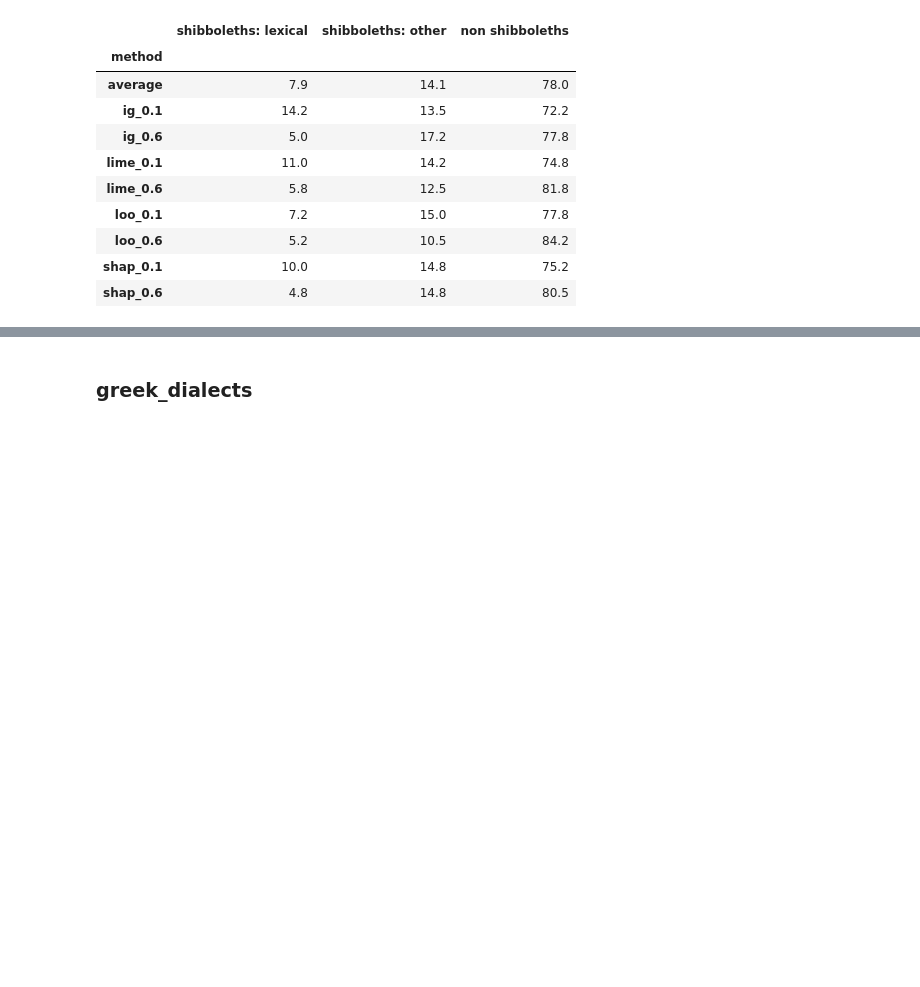
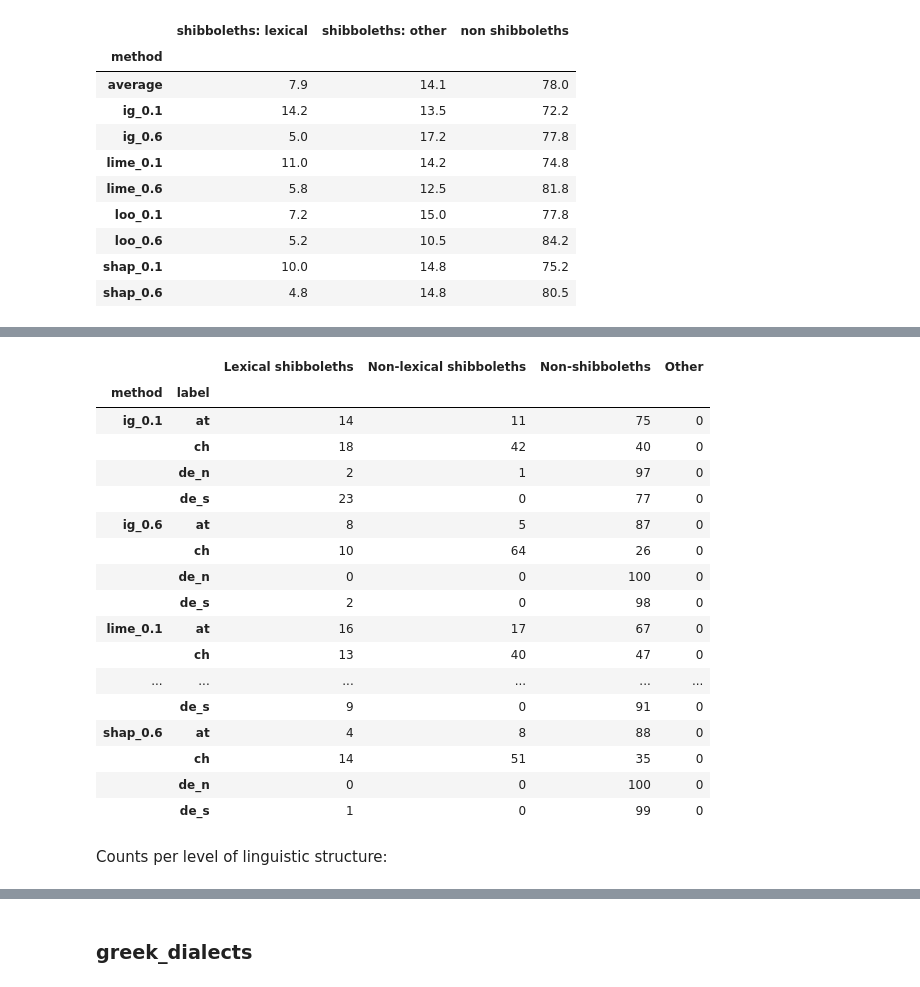
Before and after one commit to Helsinki-NLP/shibboleth, a Jupyter notebook: vizs/shib-eval-contents/count-annotations.ipynb, the cells around one changed output, grey strips where cells are left out. Drawn from its saved outputs; the diff is of its cells as text; code cells hidden in the pictures; blank space fills up the shorter version.

```diff
--- a/vizs/shib-eval-contents/count-annotations.ipynb
+++ b/vizs/shib-eval-contents/count-annotations.ipynb
@@ -524,0 +725,21 @@ german_jodel_overview
+# %%
+def get_counts_german_jodel(df):
+    methods = df['method'].unique()
+    classes = df['label'].unique()
+    counts = {}
+    for m in methods:
+        counts[m] = {}
+        for c in classes:
+            counts[m][c.lower()] = []
+            work_df = df[(df['method'] == m) & (df['label'] == c)]
+            lex = len(work_df[(work_df['shibboleth'] == 'yes') & (work_df['code'] == 'lex')])
+            nonlex = len(work_df[(work_df['shibboleth'] == 'yes') & (work_df['code'] != 'lex')])
+            nonshib = len(work_df[work_df['shibboleth'] == 'no'])
+            other = 0
+            sum = lex + nonlex + nonshib + other
+            counts[m][c.lower()].extend([lex, nonlex, nonshib, other, sum])
+    return counts
+# %%
+german_jodel_df2 = german_jodel_df.join(german_jodel_methods_df, how='left', on='file')
+german_jodel_counts = get_counts_german_jodel(german_jodel_df2)
+german_jodel_counts
@@ -524,0 +764,29 @@ german_jodel_overview
+# %%
+german_jodel_counts_df = pd.DataFrame.from_dict(german_jodel_counts, orient='index').stack().to_frame()
+german_jodel_counts_df[['Lexical shibboleths', 'Non-lexical shibboleths', 'Non-shibboleths', 'Other', 'sum']] = german_jodel_counts_df.loc[:, 0].to_list()
+german_jodel_counts_df = german_jodel_counts_df.drop(columns=[german_jodel_counts_df.columns[0]]).drop(columns=['sum'])
+german_jodel_counts_df.index.names = ['method', 'label']
+german_jodel_counts_df = german_jodel_counts_df.sort_values(['method', 'label'])
+german_jodel_counts_df.to_csv('tables/german_jodel_perclass.csv')
+german_jodel_counts_df
+# %% [output]
+|  |  | Lexical shibboleths | Non-lexical shibboleths | Non-shibboleths | Other |
+| method | label |  |  |  |  |
+| ig_0.1 | at | 14 | 11 | 75 | 0 |
+|  | ch | 18 | 42 | 40 | 0 |
+|  | de_n | 2 | 1 | 97 | 0 |
+|  | de_s | 23 | 0 | 77 | 0 |
+| ig_0.6 | at | 8 | 5 | 87 | 0 |
+|  | ch | 10 | 64 | 26 | 0 |
+|  | de_n | 0 | 0 | 100 | 0 |
+|  | de_s | 2 | 0 | 98 | 0 |
+| lime_0.1 | at | 16 | 17 | 67 | 0 |
+|  | ch | 13 | 40 | 47 | 0 |
+| ... | ... | ... | ... | ... | ... |
+|  | de_s | 9 | 0 | 91 | 0 |
+| shap_0.6 | at | 4 | 8 | 88 | 0 |
+|  | ch | 14 | 51 | 35 | 0 |
+|  | de_n | 0 | 0 | 100 | 0 |
+|  | de_s | 1 | 0 | 99 | 0 |
+# %% [markdown]
+Counts per level of linguistic structure:
```
Also changed, not shown: parts of 48 cells of this notebook, 15 other files.
